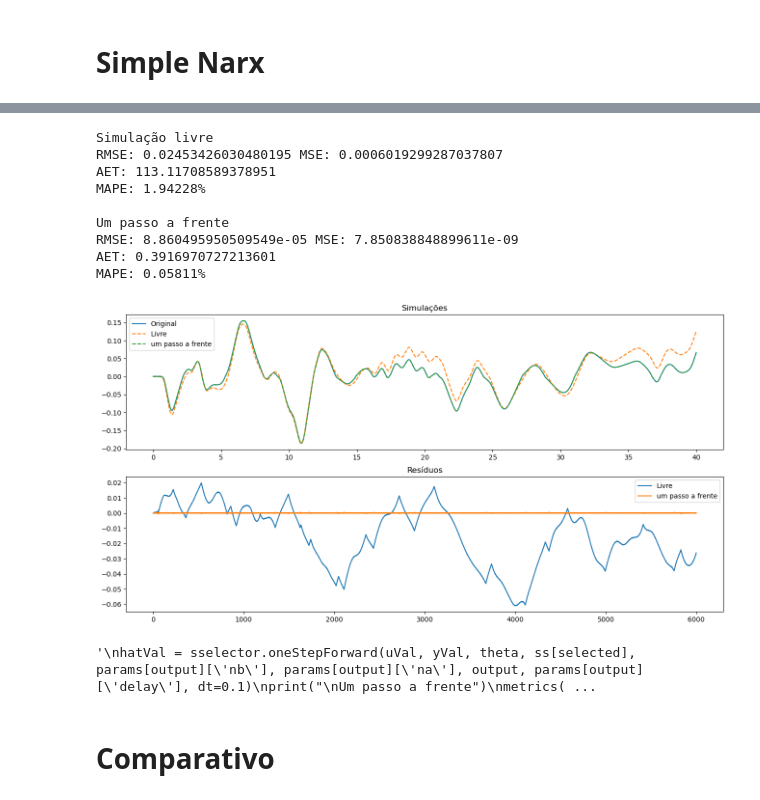
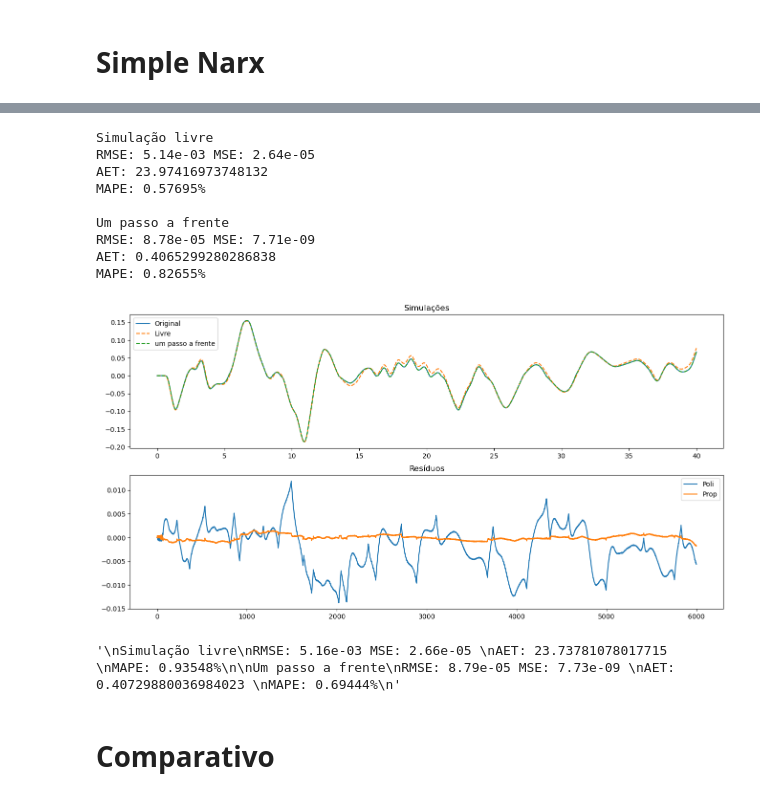
Before and after one commit to JonhLucas/NARX_MISO, a Jupyter notebook: ballBeamIdWithFriction.ipynb, the cells around one changed output, grey strips where cells are left out. Saved outputs shown, nothing was run; the diff lists cells and outputs as text; code cells hidden in the pictures.

```diff
--- a/ballBeamIdWithFriction.ipynb
+++ b/ballBeamIdWithFriction.ipynb
@@ -339,14 +343,13 @@ plt.show()
 # %%
 
 output = 0
-num = [6]
+num = [10]
 params = []
-params.append({'nb':[8],'na':[8], 'level':3, 'nonlinear':[0,0,0,0,0], 'root':False, 'delay':1, 'diff':False, 'ymodifier':[0,0]})
+params.append({'nb':[6],'na':[7], 'level':3, 'nonlinear':[0,0,0,0,0], 'root':False, 'delay':1, 'diff':False, 'ymodifier':[0,0]})
 
 sselector = structureSelector()
-#clip.setLimit(-0.2, 0.2)
 ss = sselector.symbolic_regressors(**params[output], intg=False)
-
+#print(ss)
 vCandidatos = sselector.matrix_candidate(ui, yi, **params[output], dt=dt, intg=False)
 
 pad = max(max(params[output]['nb']), max(params[output]['na']))
@@ -374,4 +377,15 @@ metrics(yi, yhat)
 plt.figure(figsize=(15,4));plt.title("Ball and beam")
 plt.plot(t, yi.T, label='Original');plt.plot(t, polinomial_slivre, label='Livre')
 plt.legend();plt.grid();plt.show()
+'''
+Simulação livre
+RMSE: 4.86e-03 MSE: 2.36e-05
+AET: 23.06394877284693
+MAPE: 1.53783%
+
+Um passo a frente
+RMSE: 9.35e-05 MSE: 8.74e-09
+AET: 0.4250562000680569
+MAPE: 0.93069%
+'''
 # %% [output]
@@ -403,52 +424,48 @@ plt.show()
 # %%
 polinomial_valLivre = sselector.predict(uVal, dyVal, theta, ss[selected], params[output]['nb'], params[output]['na'], output, params[output]['delay'], params[output]['diff'], dt=0.1)
 
 print("\nSimulação livre")
 metrics(dyVal, polinomial_valLivre)
 
 hatVal = sselector.oneStepForward2(u=uVal, y=dyVal, theta=theta, selected=selected, nb=params[output]['nb'], na=params[output]['na'], level=params[output]['level'], index=output, root=params[output]['root'], delay=params[output]['delay'], diff=params[output]['diff'], dt=dt, intg=False, nonlinear=params[output]['nonlinear'], ymodifier=params[output]['ymodifier'])
 print("\nUm passo a frente")
 metrics(dyVal, hatVal)
 
 f, ax = plt.subplots(2,1, figsize=[16,8])
 
 ax[0].plot(tVal[ :4000], dyVal[output, :4000].T, label='Original')
 ax[0].plot(tVal[ :4000], polinomial_valLivre[ :4000], '--', label='Livre')
 ax[0].plot(tVal[ :4000], hatVal[ :4000], '--', label='um passo a frente')
 ax[0].set_title("Simulações");ax[0].legend()
 
 
-ax[1].plot(dyVal[output].T - polinomial_valLivre, label='Livre')
-ax[1].plot(dyVal[output].T - hatVal, label='um passo a frente')
+ax[1].plot(dyVal[output].T - polinomial_valLivre, label='Poli')
+ax[1].plot(dyVal[output].T - valLivre, label='Prop')
 ax[1].set_title("Resíduos");ax[1].legend()
 plt.show()
 
 '''
-hatVal = sselector.oneStepForward(uVal, yVal, theta, ss[selected], params[output]['nb'], params[output]['na'], output, params[output]['delay'], dt=0.1)
-print("\nUm passo a frente")
-metrics(yVal, hatVal)
-
 Simulação livre
-RMSE: 0.005098985623454428 MSE: 2.5999654388194944e-05
-AET: 17.15177680094702
-MAPE: 0.18957%
+RMSE: 5.16e-03 MSE: 2.66e-05
+AET: 23.73781078017715
+MAPE: 0.93548%
 
 Um passo a frente
-RMSE: 8.049090493171363e-05 MSE: 6.47878577672616e-09
-AET: 0.07288238178705425
-MAPE: 0.03893%
+RMSE: 8.79e-05 MSE: 7.73e-09
+AET: 0.40729880036984023
+MAPE: 0.69444%
 '''
 # %% [output]
 Simulação livre
-RMSE: 0.02453426030480195 MSE: 0.0006019299287037807
-AET: 113.11708589378951
-MAPE: 1.94228%
+RMSE: 5.14e-03 MSE: 2.64e-05
+AET: 23.97416973748132
+MAPE: 0.57695%
 
 Um passo a frente
-RMSE: 8.860495950509549e-05 MSE: 7.850838848899611e-09
-AET: 0.3916970727213601
-MAPE: 0.05811%
+RMSE: 8.78e-05 MSE: 7.71e-09
+AET: 0.4065299280286838
+MAPE: 0.82655%
-[figure, old version]
+[figure, new version]
-'\nhatVal = sselector.oneStepForward(uVal, yVal, theta, ss[selected], params[output][\'nb\'], params[output][\'na\'], output, params[output][\'delay\'], dt=0.1)\nprint("\nUm passo a frente")\nmetrics( ...
+'\nSimulação livre\nRMSE: 5.16e-03 MSE: 2.66e-05 \nAET: 23.73781078017715 \nMAPE: 0.93548%\n\nUm passo a frente\nRMSE: 8.79e-05 MSE: 7.73e-09 \nAET: 0.40729880036984023 \nMAPE: 0.69444%\n'
 # %% [markdown]
 # Comparativo
```
Also changed, not shown: parts of 14 cells of this notebook, 3 other files.
